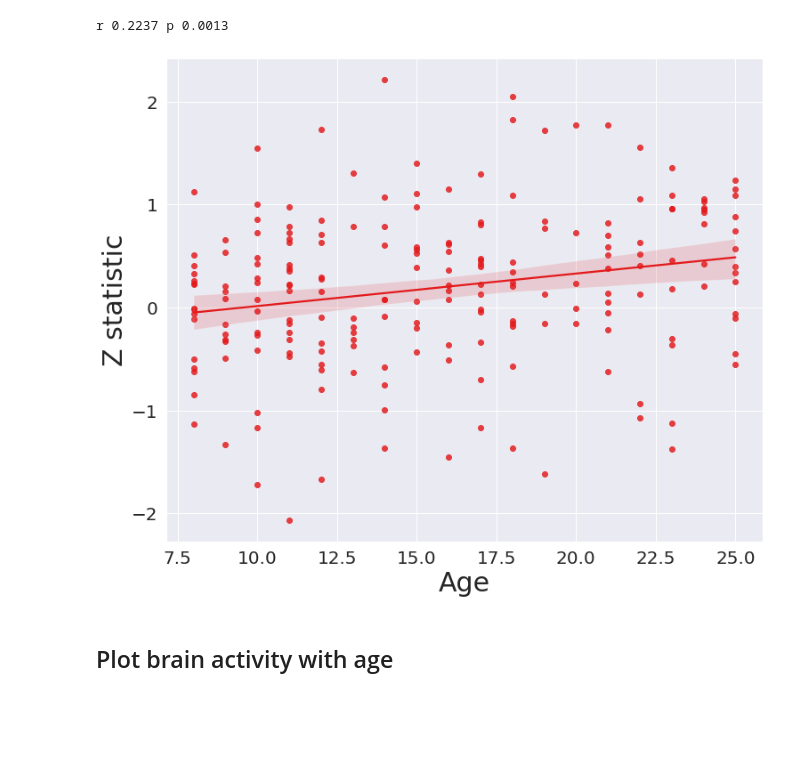
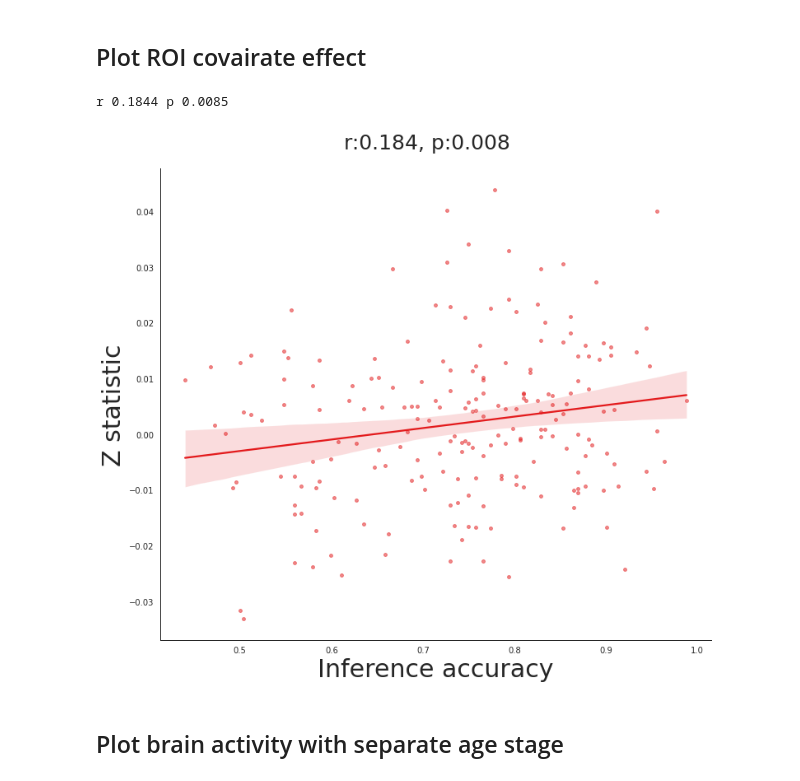
Before and after one commit to YukunQu/DCM, a Jupyter notebook: analysis/mri/roi/roi_analysis.ipynb, the cells around one changed output. Drawn from its saved outputs; the diff is of its cells as text; code cells hidden in the pictures; blank space fills up the shorter version.

```diff
--- a/analysis/mri/roi/roi_analysis.ipynb
+++ b/analysis/mri/roi/roi_analysis.ipynb
@@ -3,8 +3,11 @@ import os
 import numpy as np
 import pandas as pd
 from nilearn import masking, image
-from scipy.stats import ttest_1samp, pearsonr
+from scipy.stats import ttest_1samp, pearsonr,ttest_ind
 import seaborn as sns
+import matplotlib
 import matplotlib.pyplot as plt
-sns.set_theme(style="darkgrid")
+sns.set_style('white')
+matplotlib.rcParams['pdf.fonttype'] = 42
+matplotlib.rcParams['ps.fonttype'] = 42
 # %% [markdown]
@@ -40,3 +73,5 @@ KeyboardInterrupt:
+# %% [markdown]
+## Plot ROI covairate effect
 # %%
 # specify subjects
 participants_tsv = r'/mnt/workdir/DCM/BIDS/participants.tsv'
@@ -63,22 +106,37 @@ covary_variable = participants_data['Age'].to_list()
 # %%
+# plot figure
 fig, ax = plt.subplots(figsize=(12,10))
 color = sns.color_palette("Paired")
+plt.scatter(covary_variable, subs_mean_activity,color=color[5], s=15.,alpha=0.5)
+sns.regplot(x=covary_variable, y=subs_mean_activity,color=color[5],order=1,scatter=False)
 
-plt.scatter(covary_variable, subs_mean_activity,color=color[4],label='junvenal', s=1.)
-sns.regplot(x=covary_variable, y=subs_mean_activity,color=color[5],order=1)
+ax.set_xlabel('Inference accuracy', fontsize=30)
+ax.set_ylabel('Z statistic', fontsize=30)
 
-ax.set_xlabel('Age', fontsize=30)
-ax.set_ylabel('Z statistic', fontsize=30)
-#ax.set_yticks([-1, 0, 1])
-#ax.set_xticks([10, 15, 20, 25])
-ax.tick_params(axis='both', which='major', labelsize=20)
+# Remove top and right spines
+sns.despine(top=True, right=True)
+# Modify the bottom and left spines
+ax.spines['left'].set_linewidth(1)
+ax.spines['bottom'].set_linewidth(1)
+
+# Set custom ticks for the x-axis and y-axis
+#plt.xticks([])
+#plt.yticks(np.arange(0, 0.25, 0.1))
+# Add tick lines to the bottom and left spines
+
 r, p = pearsonr(covary_variable,subs_mean_activity)
-print('r',round(r,4),'p',round(p,4))
+print('r',round(r,4),'p',round(p,4r))
+#move overall title up
+fig.subplots_adjust(top=0.92)
+if p < 0.001:
+    fig.suptitle('r:{}  p<0.001'.format(round(r,3)),size=25)
+else:
+    fig.suptitle('r:{}, p:{}'.format(round(r,3),round(p,3)),size=25)
 # %% [output]
-r 0.2237 p 0.0013
+r 0.1844 p 0.0085
-[figure, old version]
+[figure, new version]
 # %% [markdown]
-## Plot brain activity with age
+## Plot brain activity with separate age stage
 # %%
 # specify subjects
 participants_tsv = r'/mnt/workdir/DCM/BIDS/participants.tsv'
```
Also changed, not shown: parts of 14 cells of this notebook, 36 other files.
